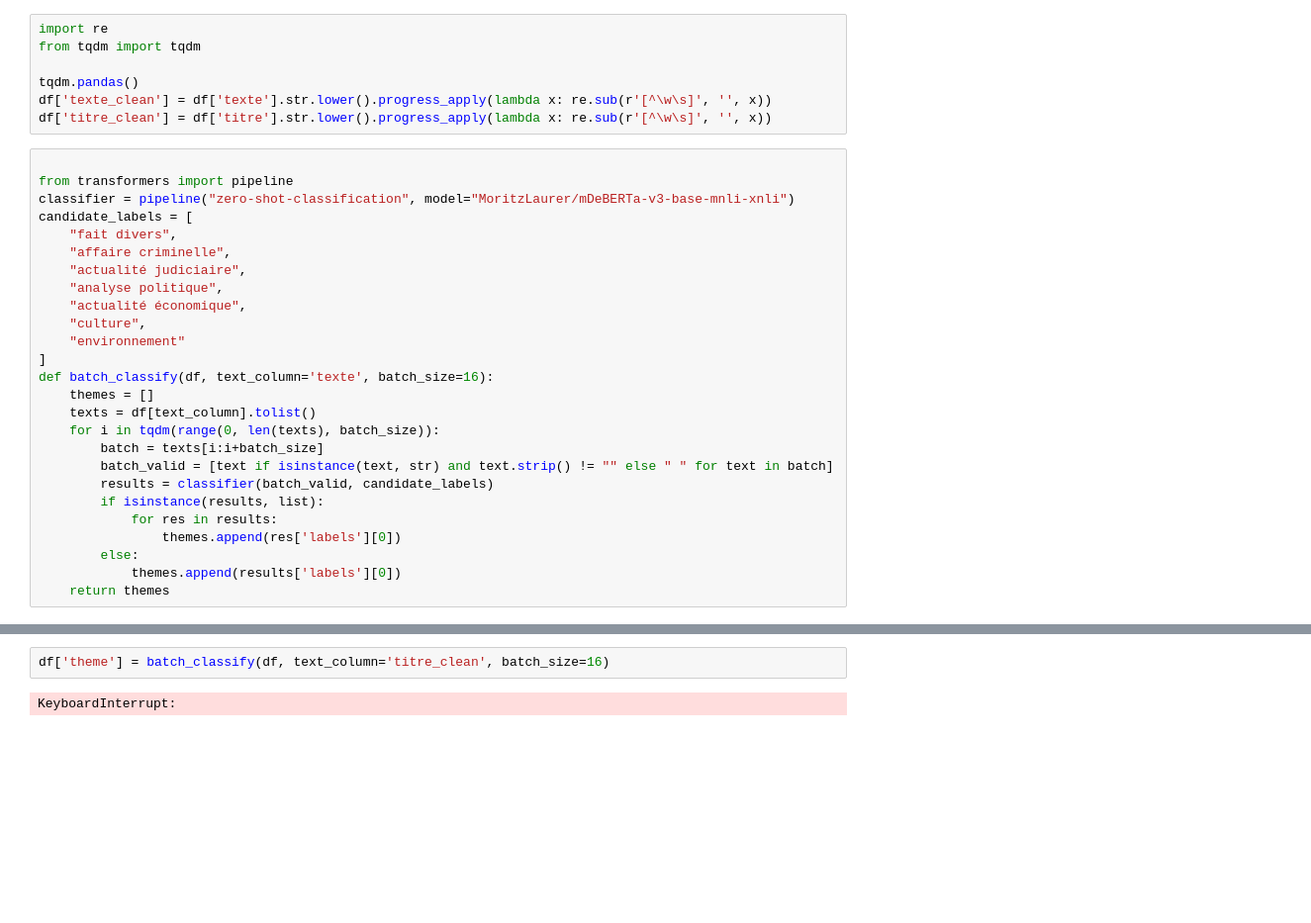
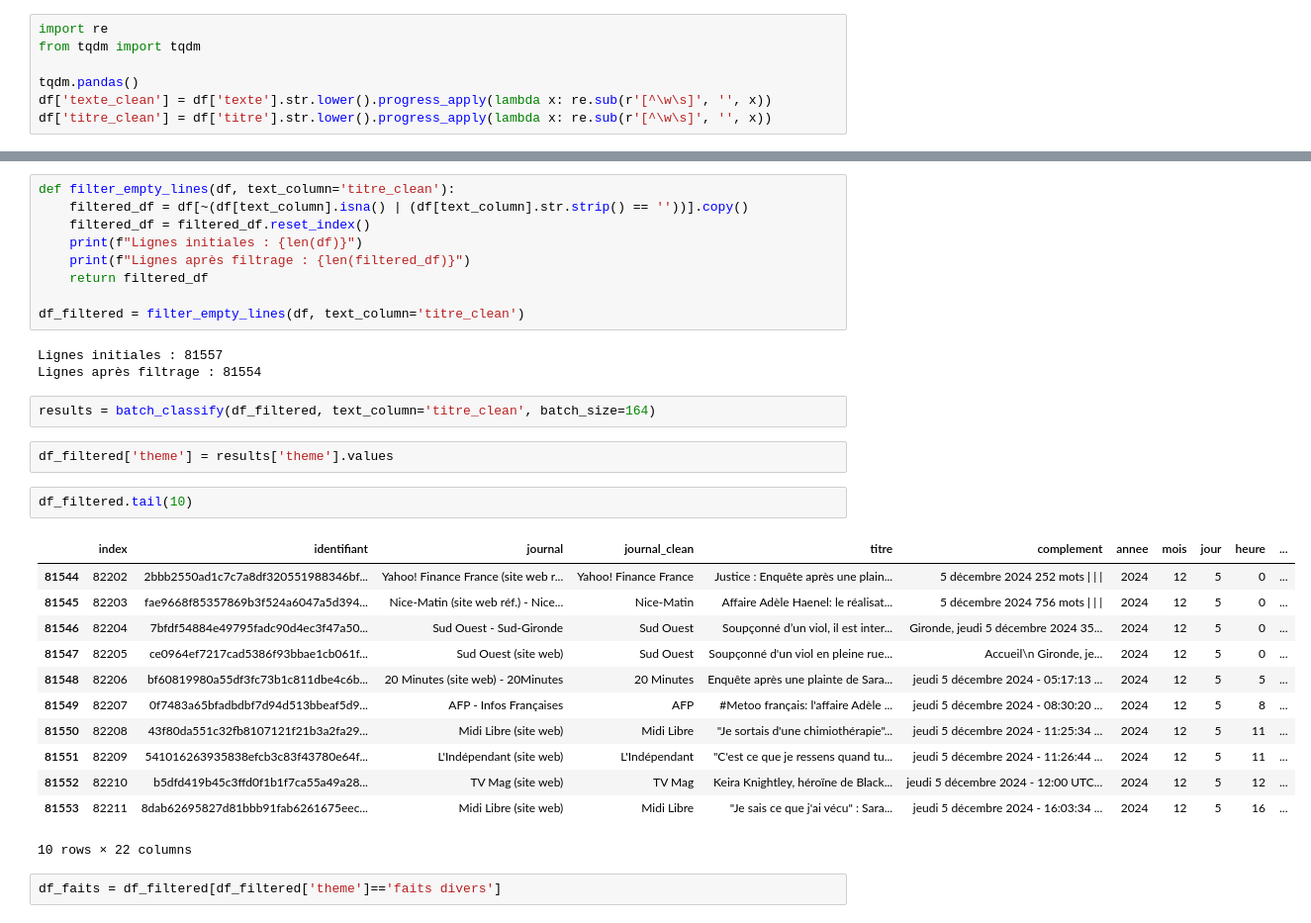
Before and after one commit to apazparedes/PSSD, a Jupyter notebook: Data/tagging_articles.ipynb, the cells around one changed output, grey strips where cells are left out. Shown at 99% size. Cells and saved outputs as stored; diff of their text form; blank space fills up the shorter version.

```diff
--- a/Data/tagging_articles.ipynb
+++ b/Data/tagging_articles.ipynb
@@ -18,29 +43,3 @@ from tqdm import tqdm
 tqdm.pandas()
 df['texte_clean'] = df['texte'].str.lower().progress_apply(lambda x: re.sub(r'[^\w\s]', '', x))
 df['titre_clean'] = df['titre'].str.lower().progress_apply(lambda x: re.sub(r'[^\w\s]', '', x))
-# %%
-
-from transformers import pipeline
-classifier = pipeline("zero-shot-classification", model="MoritzLaurer/mDeBERTa-v3-base-mnli-xnli")
-candidate_labels = [
-    "fait divers",
-    "affaire criminelle",
-    "actualité judiciaire",
-    "analyse politique",
-    "actualité économique",
-    "culture",
-    "environnement"
-]
-def batch_classify(df, text_column='texte', batch_size=16):
-    themes = []
-    texts = df[text_column].tolist()
-    for i in tqdm(range(0, len(texts), batch_size)):
-        batch = texts[i:i+batch_size]
-        batch_valid = [text if isinstance(text, str) and text.strip() != "" else " " for text in batch]
-        results = classifier(batch_valid, candidate_labels)
-        if isinstance(results, list):
-            for res in results:
-                themes.append(res['labels'][0])
-        else:
-            themes.append(results['labels'][0])
-    return themes
@@ -97,4 +91,33 @@ Device set to use cpu
+# %%
+def filter_empty_lines(df, text_column='titre_clean'):
+    filtered_df = df[~(df[text_column].isna() | (df[text_column].str.strip() == ''))].copy()
+    filtered_df = filtered_df.reset_index()
+    print(f"Lignes initiales : {len(df)}")
+    print(f"Lignes après filtrage : {len(filtered_df)}")
+    return filtered_df
+
+df_filtered = filter_empty_lines(df, text_column='titre_clean')
+# %% [output]
+Lignes initiales : 81557
+Lignes après filtrage : 81554
 # %%
-df['theme'] = batch_classify(df, text_column='titre_clean', batch_size=16)
+results = batch_classify(df_filtered, text_column='titre_clean', batch_size=164)
-# %% [output]
-KeyboardInterrupt:
+# %%
+df_filtered['theme'] = results['theme'].values
+# %%
+df_filtered.tail(10)
+# %% [output]
+|  | index | identifiant | journal | journal_clean | titre | complement | annee | mois | jour | heure | ... |
+| 81544 | 82202 | 2bbb2550ad1c7c7a8df320551988346bf... | Yahoo! Finance France (site web r... | Yahoo! Finance France | Justice : Enquête après une plain... | 5 décembre 2024 252 mots | | | | 2024 | 12 | 5 | 0 | ... |
+| 81545 | 82203 | fae9668f85357869b3f524a6047a5d394... | Nice-Matin (site web réf.) - Nice... | Nice-Matin | Affaire Adèle Haenel: le réalisat... | 5 décembre 2024 756 mots | | | | 2024 | 12 | 5 | 0 | ... |
+| 81546 | 82204 | 7bfdf54884e49795fadc90d4ec3f47a50... | Sud Ouest - Sud-Gironde | Sud Ouest | Soupçonné d’un viol, il est inter... | Gironde, jeudi 5 décembre 2024 35... | 2024 | 12 | 5 | 0 | ... |
+| 81547 | 82205 | ce0964ef7217cad5386f93bbae1cb061f... | Sud Ouest (site web) | Sud Ouest | Soupçonné d'un viol en pleine rue... | Accueil\n Gironde, je... | 2024 | 12 | 5 | 0 | ... |
+| 81548 | 82206 | bf60819980a55df3fc73b1c811dbe4c6b... | 20 Minutes (site web) - 20Minutes | 20 Minutes | Enquête après une plainte de Sara... | jeudi 5 décembre 2024 - 05:17:13 ... | 2024 | 12 | 5 | 5 | ... |
+| 81549 | 82207 | 0f7483a65bfadbdbf7d94d513bbeaf5d9... | AFP - Infos Françaises | AFP | #Metoo français: l'affaire Adèle ... | jeudi 5 décembre 2024 - 08:30:20 ... | 2024 | 12 | 5 | 8 | ... |
+| 81550 | 82208 | 43f80da551c32fb8107121f21b3a2fa29... | Midi Libre (site web) | Midi Libre | "Je sortais d'une chimiothérapie"... | jeudi 5 décembre 2024 - 11:25:34 ... | 2024 | 12 | 5 | 11 | ... |
+| 81551 | 82209 | 541016263935838efcb3c83f43780e64f... | L'Indépendant (site web) | L'Indépendant | "C'est ce que je ressens quand tu... | jeudi 5 décembre 2024 - 11:26:44 ... | 2024 | 12 | 5 | 11 | ... |
+| 81552 | 82210 | b5dfd419b45c3ffd0f1b1f7ca55a49a28... | TV Mag (site web) | TV Mag | Keira Knightley, héroïne de Black... | jeudi 5 décembre 2024 - 12:00 UTC... | 2024 | 12 | 5 | 12 | ... |
+| 81553 | 82211 | 8dab62695827d81bbb91fab6261675eec... | Midi Libre (site web) | Midi Libre | "Je sais ce que j'ai vécu" : Sara... | jeudi 5 décembre 2024 - 16:03:34 ... | 2024 | 12 | 5 | 16 | ... |
+10 rows × 22 columns
+# %%
+df_faits = df_filtered[df_filtered['theme']=='faits divers']
```
Also changed, not shown: parts of 12 cells of this notebook.
